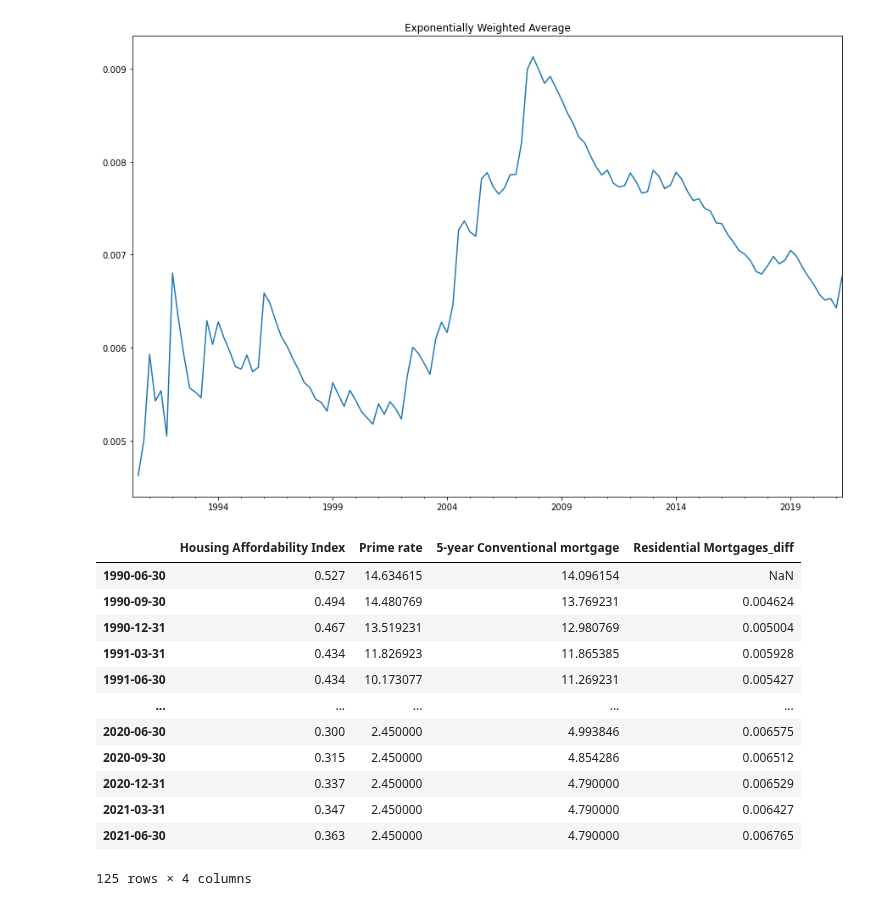
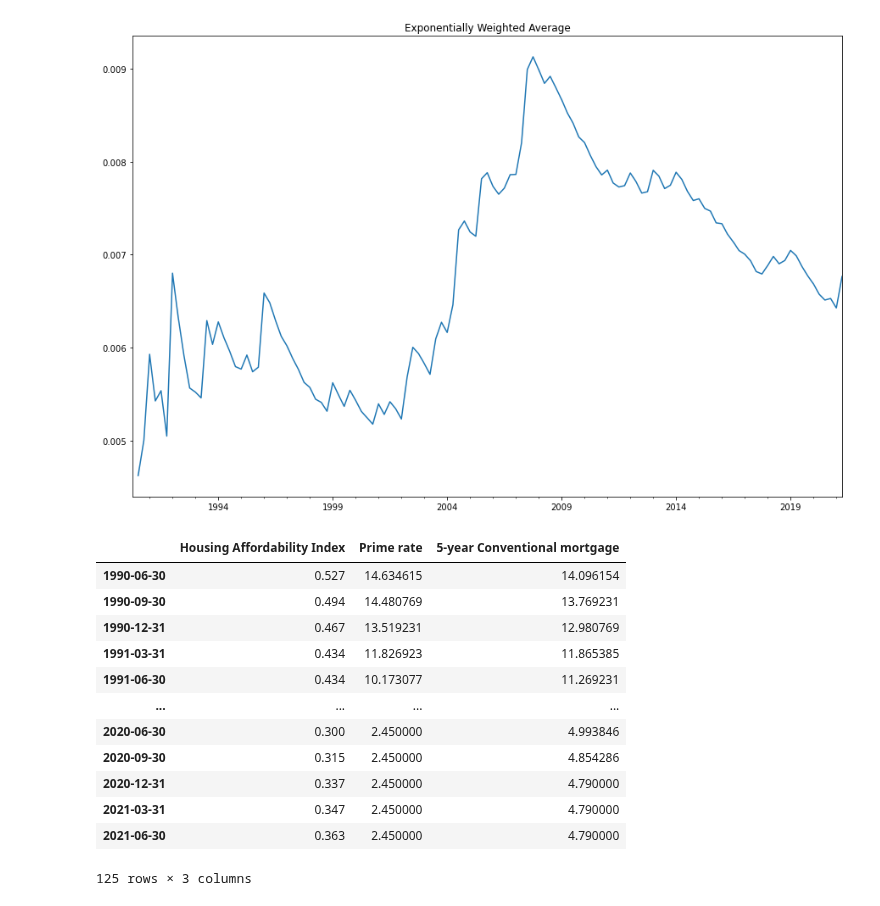
Before and after one commit to benjaminweymouth/Housing-Market-Forecasting-Time-Series-Analysis, a Jupyter notebook: Python Code/VARMA with Auto Arima.ipynb, the cells around one changed output. Drawn from its saved outputs; the diff is of its cells as text; code cells hidden in the pictures.

```diff
--- a/Python Code/VARMA with Auto Arima.ipynb
+++ b/Python Code/VARMA with Auto Arima.ipynb
@@ -511,20 +551,20 @@ df['Residential Mortgages_diff'].plot(figsize=(15,10), title='Exponentially Weig
 <AxesSubplot:title={'center':'Exponentially Weighted Average'}>
 [figure]
 # %%
-df.drop(columns=['Residential Mortgages'], inplace=True)
+df.drop(columns=['Residential Mortgages', 'Residential Mortgages_diff'], inplace=True)
 df
 # %% [output]
-|  | Housing Affordability Index | Prime rate | 5-year Conventional mortgage | Residential Mortgages_diff |
-| 1990-06-30 | 0.527 | 14.634615 | 14.096154 | NaN |
-| 1990-09-30 | 0.494 | 14.480769 | 13.769231 | 0.004624 |
-| 1990-12-31 | 0.467 | 13.519231 | 12.980769 | 0.005004 |
-| 1991-03-31 | 0.434 | 11.826923 | 11.865385 | 0.005928 |
-| 1991-06-30 | 0.434 | 10.173077 | 11.269231 | 0.005427 |
-| ... | ... | ... | ... | ... |
-| 2020-06-30 | 0.300 | 2.450000 | 4.993846 | 0.006575 |
-| 2020-09-30 | 0.315 | 2.450000 | 4.854286 | 0.006512 |
-| 2020-12-31 | 0.337 | 2.450000 | 4.790000 | 0.006529 |
-| 2021-03-31 | 0.347 | 2.450000 | 4.790000 | 0.006427 |
-| 2021-06-30 | 0.363 | 2.450000 | 4.790000 | 0.006765 |
+|  | Housing Affordability Index | Prime rate | 5-year Conventional mortgage |
+| 1990-06-30 | 0.527 | 14.634615 | 14.096154 |
+| 1990-09-30 | 0.494 | 14.480769 | 13.769231 |
+| 1990-12-31 | 0.467 | 13.519231 | 12.980769 |
+| 1991-03-31 | 0.434 | 11.826923 | 11.865385 |
+| 1991-06-30 | 0.434 | 10.173077 | 11.269231 |
+| ... | ... | ... | ... |
+| 2020-06-30 | 0.300 | 2.450000 | 4.993846 |
+| 2020-09-30 | 0.315 | 2.450000 | 4.854286 |
+| 2020-12-31 | 0.337 | 2.450000 | 4.790000 |
+| 2021-03-31 | 0.347 | 2.450000 | 4.790000 |
+| 2021-06-30 | 0.363 | 2.450000 | 4.790000 |
-125 rows × 4 columns
+125 rows × 3 columns
 # %%
```
Also changed, not shown: parts of 46 cells of this notebook, 2 other files.
